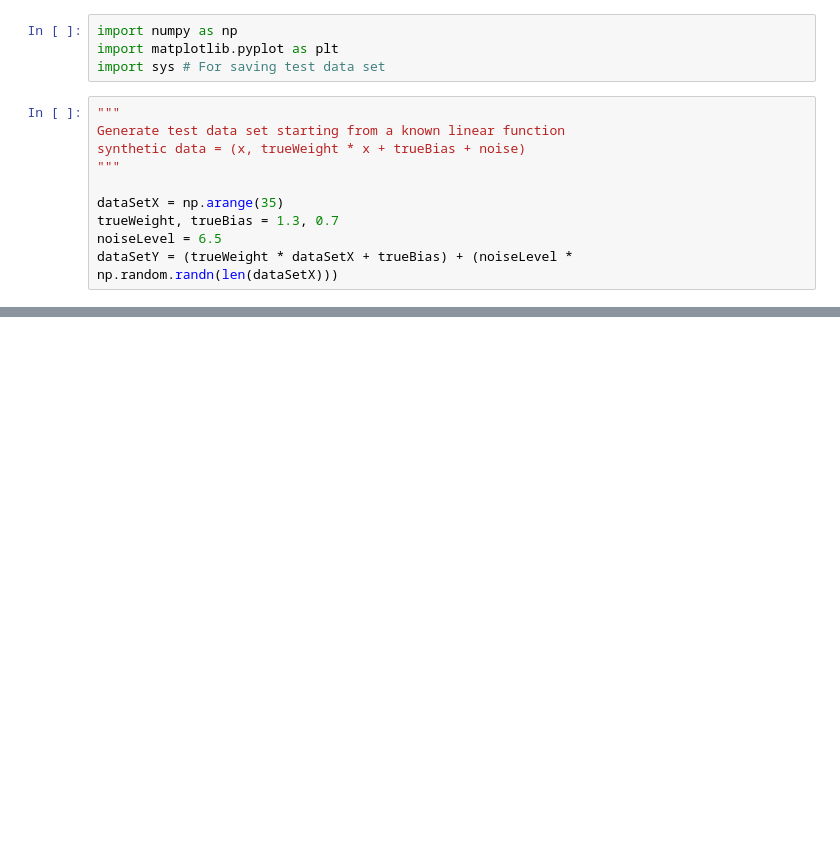
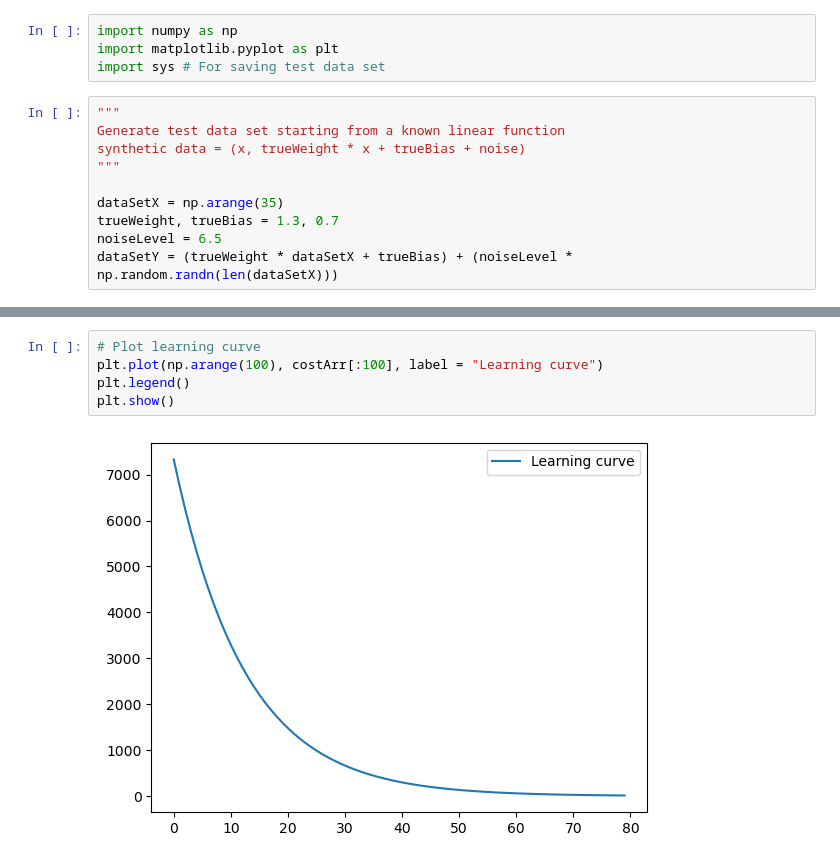
Before and after one commit to DrNayak2306/ML, a Jupyter notebook: gradient_descent.ipynb, the cells around one changed output, grey strips where cells are left out. Drawn from its saved outputs; the diff is of its cells as text; blank space fills up the shorter version.

```diff
--- a/gradient_descent.ipynb
+++ b/gradient_descent.ipynb
@@ -69,0 +70,7 @@ Prediction (w, b): (1.35, 0.92)
+# %%
+# Plot learning curve
+plt.plot(np.arange(100), costArr[:100], label = "Learning curve")
+plt.legend()
+plt.show()
+# %% [output]
+[figure, added]
```
Also changed, not shown: parts of 3 cells of this notebook.
